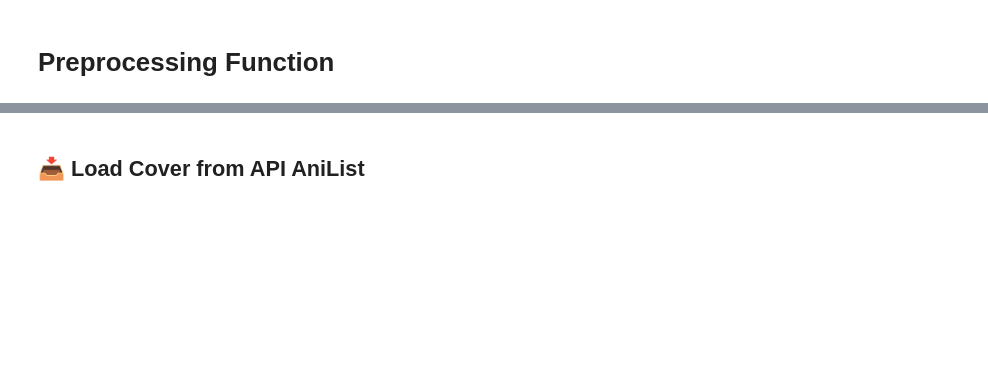
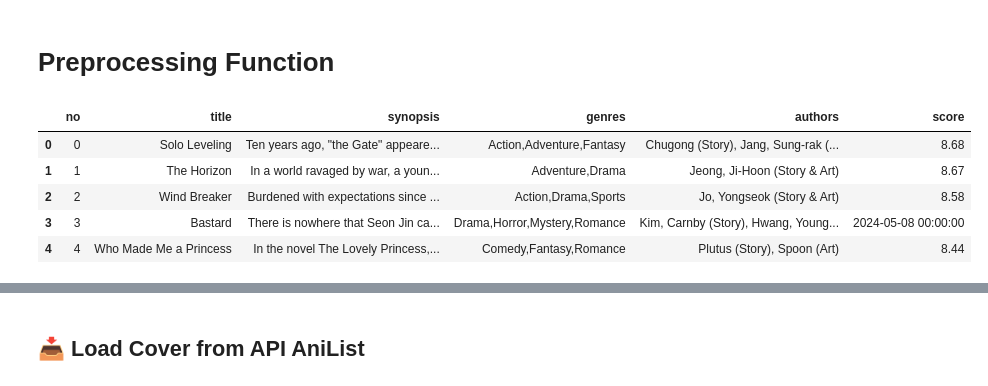
Before and after one commit to ferdinansusanto/manhwarecommender-app, a Jupyter notebook: Manhwa_Recommendation_Full.ipynb, the cells around one changed output, grey strips where cells are left out. Saved outputs shown, nothing was run; the diff lists cells and outputs as text; code cells hidden in the pictures; blank space fills up the shorter version.

```diff
--- a/Manhwa_Recommendation_Full.ipynb
+++ b/Manhwa_Recommendation_Full.ipynb
@@ -34,0 +51,9 @@ df = pd.read_excel('Manhwa_Dataset.xlsx')
+# %%
+df.head(5)
+# %% [output]
+|  | no | title | synopsis | genres | authors | score |
+| 0 | 0 | Solo Leveling | Ten years ago, "the Gate" appeare... | Action,Adventure,Fantasy | Chugong (Story), Jang, Sung-rak (... | 8.68 |
+| 1 | 1 | The Horizon | In a world ravaged by war, a youn... | Adventure,Drama | Jeong, Ji-Hoon (Story & Art) | 8.67 |
+| 2 | 2 | Wind Breaker | Burdened with expectations since ... | Action,Drama,Sports | Jo, Yongseok (Story & Art) | 8.58 |
+| 3 | 3 | Bastard | There is nowhere that Seon Jin ca... | Drama,Horror,Mystery,Romance | Kim, Carnby (Story), Hwang, Young... | 2024-05-08 00:00:00 |
+| 4 | 4 | Who Made Me a Princess | In the novel The Lovely Princess,... | Comedy,Fantasy,Romance | Plutus (Story), Spoon (Art) | 8.44 |
```
Also changed, not shown: parts of 29 cells of this notebook.
